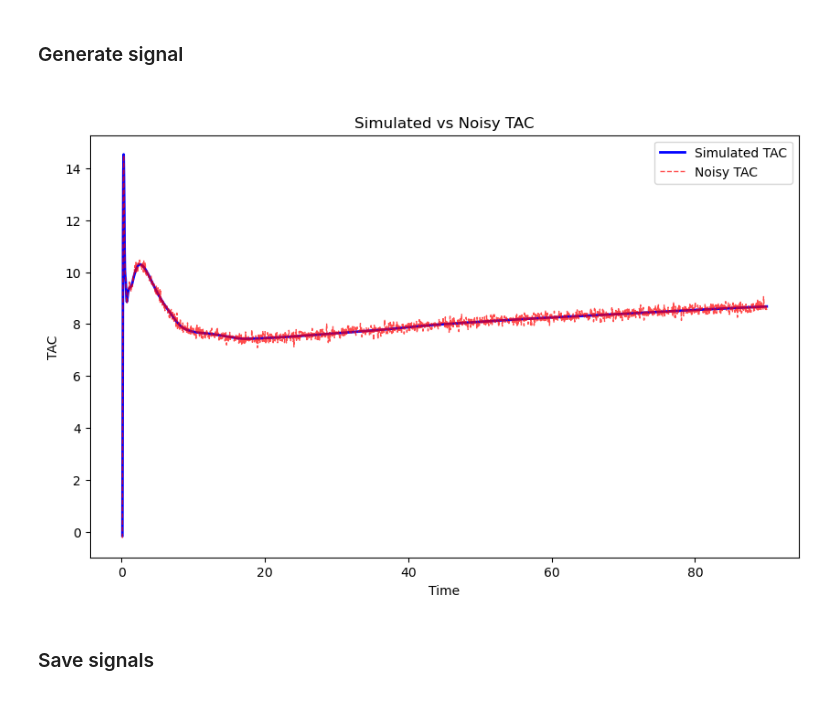
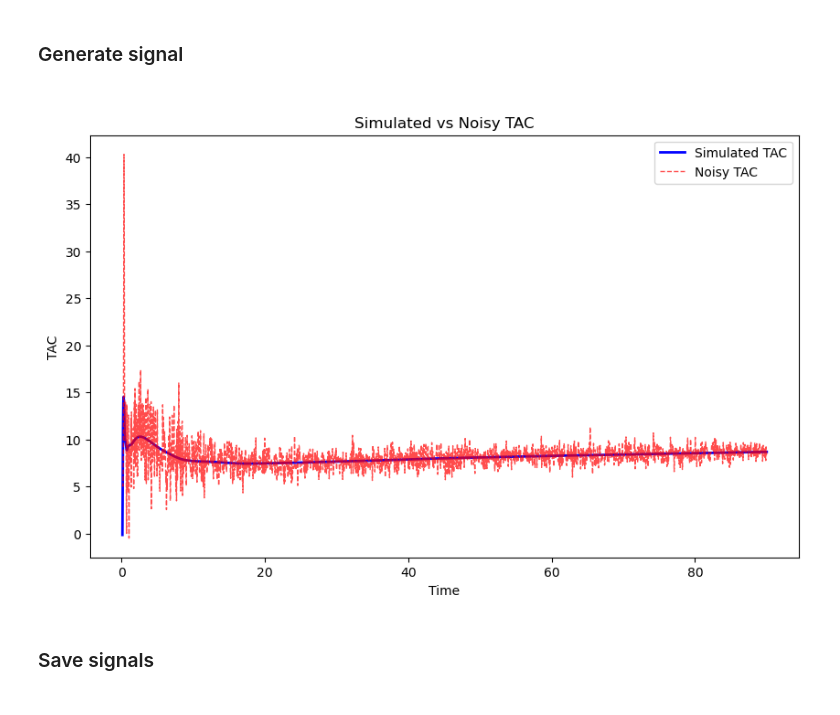
Before and after one commit to QuimSerraFaber/MSc-Thesis, a Jupyter notebook: Tests.ipynb, the cells around one changed output. Saved outputs shown, nothing was run; the diff lists cells and outputs as text; code cells hidden in the pictures.

Commit message:
Add advanced noise generation

```diff
--- a/Tests.ipynb
+++ b/Tests.ipynb
@@ -484,7 +484,7 @@ plt.show()
 # %% [output]
 [figure]
 # %%
-def adding_noise_advanced(simulated_tac_values, new_rtim, type):
+def adding_noise_advanced(simulated_tac_values, new_rtim, type='Normal'):
     """
     Adds noise to the simulated TAC values in a more advanced way. The variance of the noise is calculated for each tac window.
 
@@ -495,6 +495,7 @@ def adding_noise_advanced(simulated_tac_values, new_rtim, type):
 
     Returns:
     list: The simulated TAC values with added noise.
+    list: The added noise.
     """
     # List of original time points
     times = [0.125, 0.291667, 0.375, 0.458333, 0.583333, 0.75, 0.916667, 1.5, 2.5, 3.5, 4.5, 6.25, 8.75, 12.5, 17.5, 25, 35, 45, 55, 65, 75, 85]
@@ -533,36 +534,27 @@ def adding_noise_advanced(simulated_tac_values, new_rtim, type):
         rtim_window = new_rtim[start_index:end_index]
 
         # Calculate the decay correction factor
-        decay = np.log(2) / 109.8 # Fluorine-18 half-life
-        print("Decay:", decay)
-        F_decay = 1 * np.exp(-decay * rtim_window) # What constant should be used here????
-        print("F_decay:", F_decay)
+        decay = np.log(2) / 109.8 # Fluorine-18 half-life is 109.8 minutes
+        F_decay = 1 * np.exp(-decay * rtim_window)
         dcfi = np.trapz(F_decay, rtim_window) / lengths[i]
-        print("dcfi:", dcfi)
-
-        #dcfi = np.trapz(tac_window, rtim_window) / lengths[i]
-        #print("dcfi:", dcfi)
 
         # Calculate Ti
         Ti = tac_mean_values[i] * lengths[i] / dcfi
-        print("Mean value:", tac_mean_values[i])
-        print("Ti:", Ti)
 
         # Calculate the local variance
         local_variance = (dcfi**2 / (lengths[i]**2)) * Ti
 
         # Generate the noise
         if type == 'Poisson':
-            local_noise = np.random.poisson(0.02 * tac_mean_values[i], size=len(tac_window))
-            #local_noise = np.random.poisson(np.sqrt(local_variance), size=len(tac_window))
-        else:
-            local_noise = np.random.normal(0, 0.02 * tac_mean_values[i], size= len(tac_window))
-            #local_noise = np.random.normal(0, np.sqrt(local_variance), size=len(tac_window))
+            #local_noise = np.random.poisson(0.02 * tac_mean_values[i], size=len(tac_window))
+            local_noise = np.random.poisson(np.sqrt(local_variance), size=len(tac_window))
+        elif type == 'Normal':
+            #local_noise = np.random.normal(0, 0.02 * tac_mean_values[i], size= len(tac_window))
+            local_noise = np.random.normal(0, np.sqrt(local_variance), size=len(tac_window))
 
         noise += local_noise.tolist()
 
-
-
+    # Add the noise to the simulated TAC values
     simulated_tac_values = np.array(simulated_tac_values)
     noise = np.array(noise)
     noisy_tac = simulated_tac_values + noise
@@ -671,15 +594,19 @@ Ti: 299.98951709071565
 # %% [markdown]
 <h3>  Generate signal <h3>
 # %%
-def generate_tac(data_row, num_points):
+def generate_tac(data_row, num_points, type='Simple', COVi=None):
     """
     Generates the TAC signal for the given data row.
 
     Parameters:
     data_row (pd.Series): The data row containing the required information.
     num_points (int): The number of points to generate.
+    type (str): The type of noise to add. Either 'Simple' or 'Advanced'.
+    COVi (float): The COVi value.
 
     Returns:
+    list: The new time points.
+    list: The simulated TAC values.
     list: The generated TAC signal.
     """
     # Interpolate the required signals using PCHIP
@@ -697,25 +624,28 @@ def generate_tac(data_row, num_points):
     simulated_tac_values = simulated_tac(simulated_c_tissue_values, data_row['gt_parameters_list'], pchip_bl)
 
     # Add noise to the simulated TAC values
-    noisy_tac, _, _ = adding_noise_simple(simulated_tac_values, new_rtim, data_row['rtim_list'])
+    if type == 'Simple': # Use the simple noise addition method
+        noisy_tac, _, _ = adding_noise_simple(simulated_tac_values, new_rtim, data_row['rtim_list'], COVi)
+    elif type == 'Advanced': # Use the advanced noise addition method
+        noisy_tac, _ = adding_noise_advanced(simulated_tac_values, new_rtim, 'Normal')
 
     return new_rtim, simulated_tac_values, noisy_tac
 # %%
 # Generate the TAC signal for the first row
 data_row = DataLoader(96540, df)
-new_rtim, simulated_tac_values, noisy_tac = generate_tac(data_row, num_equidistant_points)
+new_rtim, simulated_tac_values, noisy_tac = generate_tac(data_row, num_equidistant_points, type='Advanced')
 
 # Plot the simulated and noisy TAC signals
 plt.figure(figsize=(10, 6))
 plt.plot(new_rtim, simulated_tac_values, label='Simulated TAC', color='blue', linewidth=2)
 plt.plot(new_rtim, noisy_tac, label='Noisy TAC', color='red', linestyle='--', linewidth=1, alpha=0.7)
 plt.xlabel('Time')
 plt.ylabel('TAC')
 plt.title('Simulated vs Noisy TAC')
 plt.legend()
 plt.show()
 # %% [output]
-[figure, old version]
+[figure, new version]
 # %% [markdown]
 <h3>Save signals <h3>
 # %%
```
Also changed, not shown: parts of 2 cells of this notebook, 1 other file.
